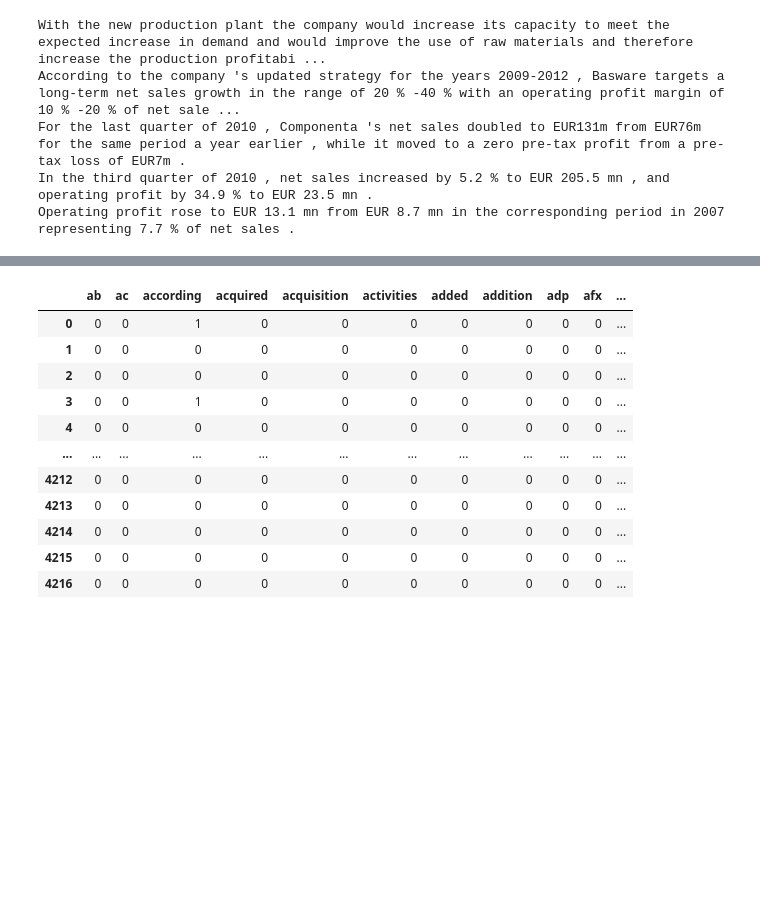
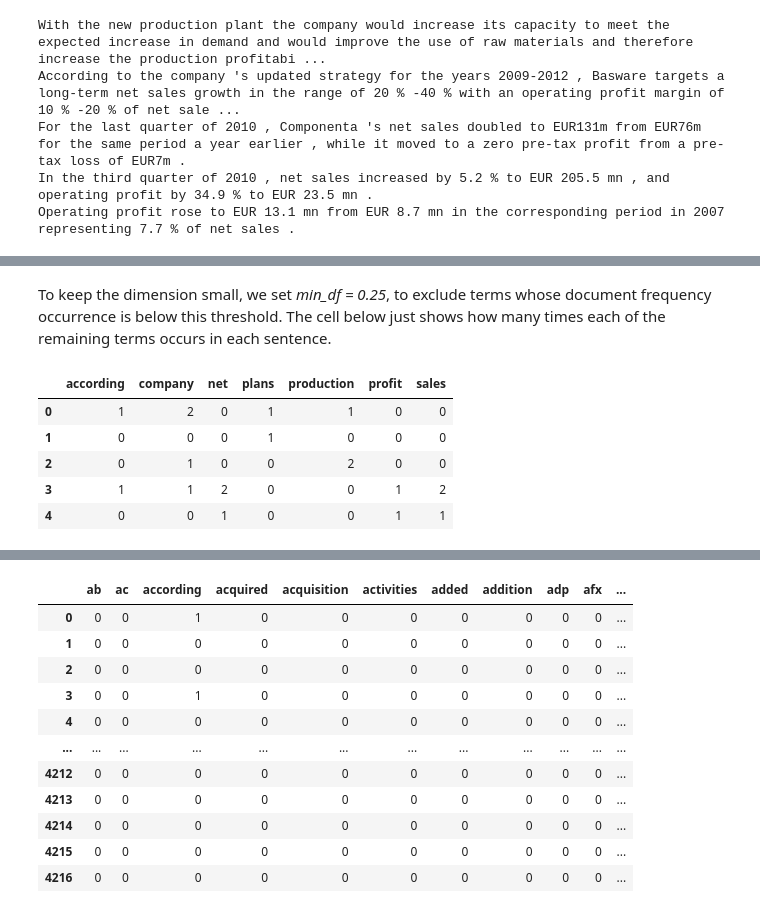
Before and after one commit to RalfKellner/dlta_coursebook, a Jupyter notebook: yt/02_word_frequencies.ipynb, the cells around one changed output, grey strips where cells are left out. Cells and saved outputs as stored; diff of their text form; code cells hidden in the pictures; blank space fills up the shorter version.

Commit message:
updated yt 02_word_frequencies

```diff
--- a/yt/02_word_frequencies.ipynb
+++ b/yt/02_word_frequencies.ipynb
@@ -80,0 +89,5 @@ The cells below demonstrate how to use the CountVectorizer and the TfidfVectoriz
+# %%
+from gensim.utils import simple_preprocess
+
+preprocessed_sentences = [" ".join(simple_preprocess(sentence)) for sentence in fin_pb.sentence.iloc[:5]]
+preprocessed_sentences
@@ -80,0 +100,20 @@ The cells below demonstrate how to use the CountVectorizer and the TfidfVectoriz
+# %% [markdown]
+To keep the dimension small, we set *min_df = 0.25*, to exclude terms whose document frequency occurrence is below this threshold. The cell below just shows how many times each of the remaining terms occurs in each sentence.
+# %%
+from sklearn.feature_extraction.text import CountVectorizer
+
+# create the bag-of-words with default settings
+vectorizer = CountVectorizer(stop_words="english", min_df = 0.25)
+# the output is a sparse matrix, the first dimension are the number of reports, the second dimension is the number of terms
+X = vectorizer.fit_transform(preprocessed_sentences)
+# let us take a look at the first reports
+feature_names = vectorizer.get_feature_names_out()
+doc_mat_small = pd.DataFrame(X.toarray(), columns = feature_names)
+doc_mat_small
+# %% [output]
+|  | according | company | net | plans | production | profit | sales |
+| 0 | 1 | 2 | 0 | 1 | 1 | 0 | 0 |
+| 1 | 0 | 0 | 0 | 1 | 0 | 0 | 0 |
+| 2 | 0 | 1 | 0 | 0 | 2 | 0 | 0 |
+| 3 | 1 | 1 | 2 | 0 | 0 | 1 | 2 |
+| 4 | 0 | 0 | 1 | 0 | 0 | 1 | 1 |
```
Also changed, not shown: parts of 19 cells of this notebook.
